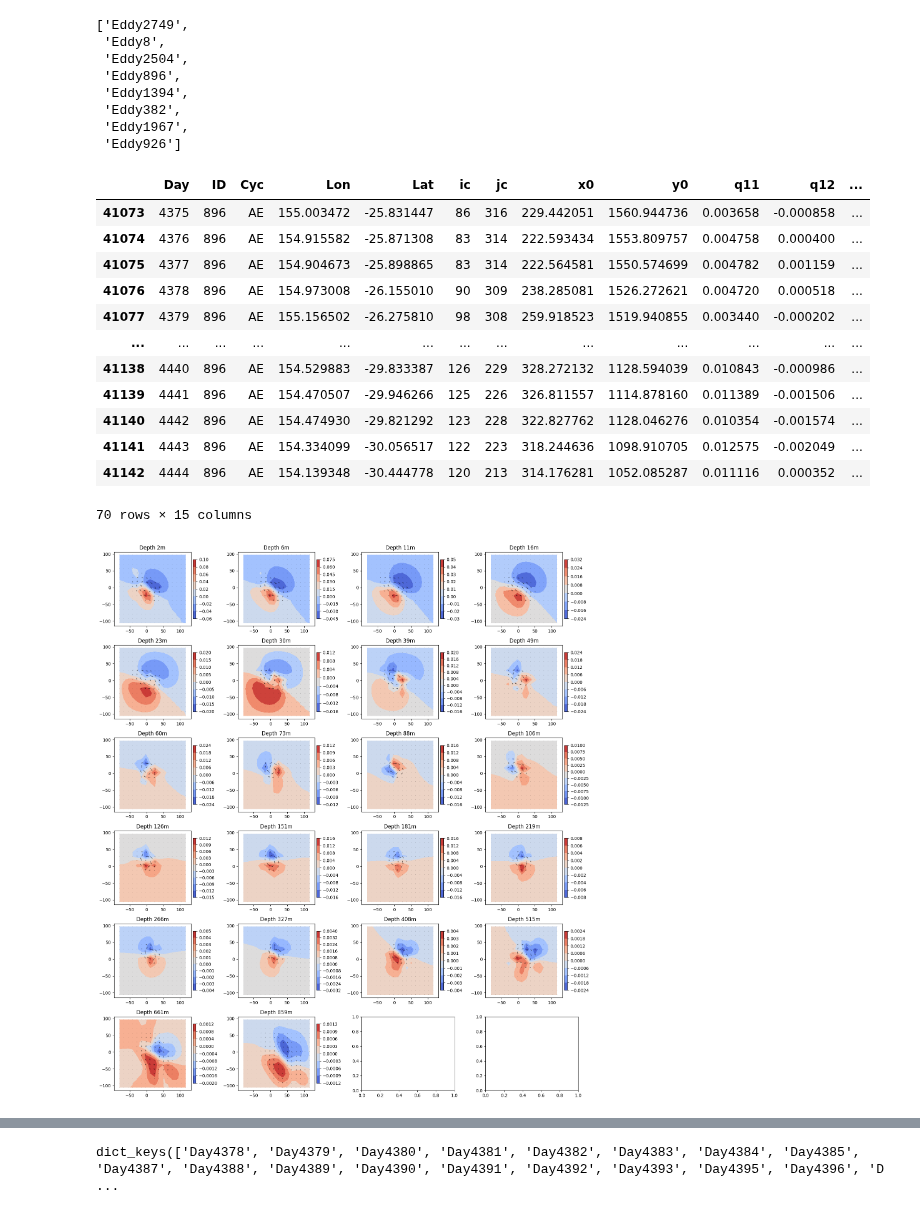
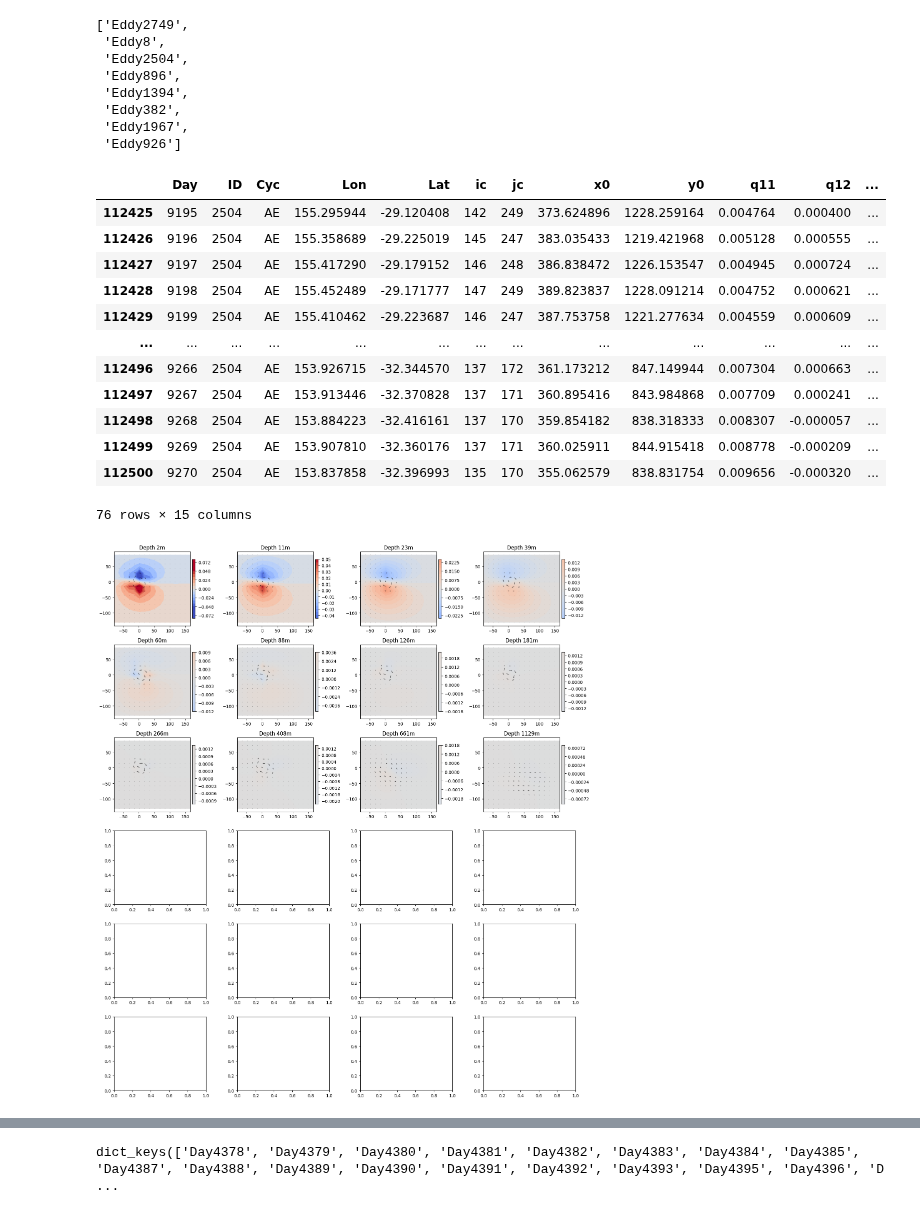
Before and after one commit to regdowse/UNSW-MRes, a Jupyter notebook: MRes/Chapter2/Omega_Analysis.ipynb, the cells around one changed output, grey strips where cells are left out. Saved outputs shown, nothing was run; the diff lists cells and outputs as text; code cells hidden in the pictures.

```diff
--- a/MRes/Chapter2/Omega_Analysis.ipynb
+++ b/MRes/Chapter2/Omega_Analysis.ipynb
@@ -340,21 +240,21 @@ cs1 = axs[0,1].contourf(y, z, w[i,:,:].T, cmap='coolwarm', vmin=vmin, vmax=vmax)
 axs[0,1].set_title('No Tilt')
 axs[0,1].set_xlabel('y (km)')
 
-cs2 = axs[0,2].contourf(Xp, Zp, w2[:,j,:].T, cmap='coolwarm', vmin=vmin, vmax=vmax)
+cs2 = axs[0,2].contourf(x, z, w2[:,j,:].T, cmap='coolwarm', vmin=vmin, vmax=vmax)
 axs[0,2].set_title('Ellip. No Tilt')
 axs[0,2].set_xlabel('x (km)')
 cs3 = axs[0,3].contourf(y, z, w2[i,:,:].T, cmap='coolwarm', vmin=vmin, vmax=vmax)
 axs[0,3].set_title('Ellip. No Tilt')
 axs[0,3].set_xlabel('y (km)')
 
-cs4 = axs[1,0].contourf(Xp, Zp, w_tilt[:,j,:].T, cmap='coolwarm', vmin=vmin, vmax=vmax)
+cs4 = axs[1,0].contourf(x, z, w_tilt[:,j,:].T, cmap='coolwarm', vmin=vmin, vmax=vmax)
 axs[1,0].set_title('Tilt')
 axs[1,0].set_xlabel('x (km)')
 cs5 = axs[1,1].contourf(y, z, w_tilt[i,:,:].T, cmap='coolwarm', vmin=vmin, vmax=vmax)
 axs[1,1].set_title('Tilt')
 axs[1,1].set_xlabel('y (km)')
 
-cs6 = axs[1,2].contourf(Xp, Zp, w2_tilt[:,j,:].T, cmap='coolwarm', vmin=vmin, vmax=vmax)
+cs6 = axs[1,2].contourf(x, z, w2_tilt[:,j,:].T, cmap='coolwarm', vmin=vmin, vmax=vmax)
 axs[1,2].set_title('Ellip. Tilt')
 axs[1,2].set_xlabel('x (km)')
 cs7 = axs[1,3].contourf(y, z, w2_tilt[i,:,:].T, cmap='coolwarm', vmin=vmin, vmax=vmax)
@@ -485,19 +385,19 @@ sample_eddies
  'Eddy1967',
  'Eddy926']
 # %%
-eddy = 'Eddy896'
+eddy = 'Eddy2504'
 df_eddies[df_eddies['ID']==int(eddy[4:])]
 # %% [output]
 |  | Day | ID | Cyc | Lon | Lat | ic | jc | x0 | y0 | q11 | q12 | ... |
-| 41073 | 4375 | 896 | AE | 155.003472 | -25.831447 | 86 | 316 | 229.442051 | 1560.944736 | 0.003658 | -0.000858 | ... |
-| 41074 | 4376 | 896 | AE | 154.915582 | -25.871308 | 83 | 314 | 222.593434 | 1553.809757 | 0.004758 | 0.000400 | ... |
-| 41075 | 4377 | 896 | AE | 154.904673 | -25.898865 | 83 | 314 | 222.564581 | 1550.574699 | 0.004782 | 0.001159 | ... |
-| 41076 | 4378 | 896 | AE | 154.973008 | -26.155010 | 90 | 309 | 238.285081 | 1526.272621 | 0.004720 | 0.000518 | ... |
-| 41077 | 4379 | 896 | AE | 155.156502 | -26.275810 | 98 | 308 | 259.918523 | 1519.940855 | 0.003440 | -0.000202 | ... |
+| 112425 | 9195 | 2504 | AE | 155.295944 | -29.120408 | 142 | 249 | 373.624896 | 1228.259164 | 0.004764 | 0.000400 | ... |
+| 112426 | 9196 | 2504 | AE | 155.358689 | -29.225019 | 145 | 247 | 383.035433 | 1219.421968 | 0.005128 | 0.000555 | ... |
+| 112427 | 9197 | 2504 | AE | 155.417290 | -29.179152 | 146 | 248 | 386.838472 | 1226.153547 | 0.004945 | 0.000724 | ... |
+| 112428 | 9198 | 2504 | AE | 155.452489 | -29.171777 | 147 | 249 | 389.823837 | 1228.091214 | 0.004752 | 0.000621 | ... |
+| 112429 | 9199 | 2504 | AE | 155.410462 | -29.223687 | 146 | 247 | 387.753758 | 1221.277634 | 0.004559 | 0.000609 | ... |
 | ... | ... | ... | ... | ... | ... | ... | ... | ... | ... | ... | ... | ... |
-| 41138 | 4440 | 896 | AE | 154.529883 | -29.833387 | 126 | 229 | 328.272132 | 1128.594039 | 0.010843 | -0.000986 | ... |
-| 41139 | 4441 | 896 | AE | 154.470507 | -29.946266 | 125 | 226 | 326.811557 | 1114.878160 | 0.011389 | -0.001506 | ... |
-| 41140 | 4442 | 896 | AE | 154.474930 | -29.821292 | 123 | 228 | 322.827762 | 1128.046276 | 0.010354 | -0.001574 | ... |
-| 41141 | 4443 | 896 | AE | 154.334099 | -30.056517 | 122 | 223 | 318.244636 | 1098.910705 | 0.012575 | -0.002049 | ... |
-| 41142 | 4444 | 896 | AE | 154.139348 | -30.444778 | 120 | 213 | 314.176281 | 1052.085287 | 0.011116 | 0.000352 | ... |
+| 112496 | 9266 | 2504 | AE | 153.926715 | -32.344570 | 137 | 172 | 361.173212 | 847.149944 | 0.007304 | 0.000663 | ... |
+| 112497 | 9267 | 2504 | AE | 153.913446 | -32.370828 | 137 | 171 | 360.895416 | 843.984868 | 0.007709 | 0.000241 | ... |
+| 112498 | 9268 | 2504 | AE | 153.884223 | -32.416161 | 137 | 170 | 359.854182 | 838.318333 | 0.008307 | -0.000057 | ... |
+| 112499 | 9269 | 2504 | AE | 153.907810 | -32.360176 | 137 | 171 | 360.025911 | 844.915418 | 0.008778 | -0.000209 | ... |
+| 112500 | 9270 | 2504 | AE | 153.837858 | -32.396993 | 135 | 170 | 355.062579 | 838.831754 | 0.009656 | -0.000320 | ... |
-70 rows × 15 columns
+76 rows × 15 columns
@@ -513,24 +404,33 @@ z_rel = dic_w[eddy][day]['z']
 # %%
+day = 'Day9230'
+
+w_rel = dic_w[eddy][day]['w']
+U_rel = dic_w[eddy][day]['U']
+V_rel = dic_w[eddy][day]['V']
+X_rel = dic_w[eddy][day]['X']
+Y_rel = dic_w[eddy][day]['Y']
+z_rel = dic_w[eddy][day]['z']
+
 rows, cols = 6, 4
 fig, axs = plt.subplots(rows, cols, figsize=(4*cols,3*rows))
-vabs = .24
+vabs = .05
 
-for k in range(w_rel.shape[-1]):
-    ax = axs[k // cols, k % cols]
-    cf = ax.contourf(X_rel, Y_rel, w_rel[:,:,k], cmap='coolwarm')#, vmin=-vabs, vmax=vabs)
-    # plt.colorbar()
+for p, k in enumerate(range(0, w_rel.shape[-1], 2)):
+
+    ax = axs[p // cols, p % cols]
+    cf = ax.contourf(X_rel, Y_rel, w_rel[:,:,k], cmap='coolwarm', vmin=-vabs, vmax=vabs, levels=20)
     spacing = 1
     ax.quiver(X_rel[::spacing, ::spacing], Y_rel[::spacing, ::spacing], U_rel[::spacing, ::spacing, k], V_rel[::spacing, ::spacing, k],
               color='k', scale=1, alpha=.7)
 
     cbar = fig.colorbar(cf, ax=ax, orientation='vertical', shrink=0.8, pad=0.02)
 
     ax.axis('equal')
     # ax.set_xlim(-50, 50)
     # ax.set_ylim(-50, 50)
     ax.set_title(f'Depth {-int(round(z_rel[k]*1000))}m')
 
 plt.tight_layout()
 plt.show()
 # %% [output]
-[figure, old version]
+[figure, new version]
```
Also changed, not shown: parts of 3 cells of this notebook, 3 other files.
